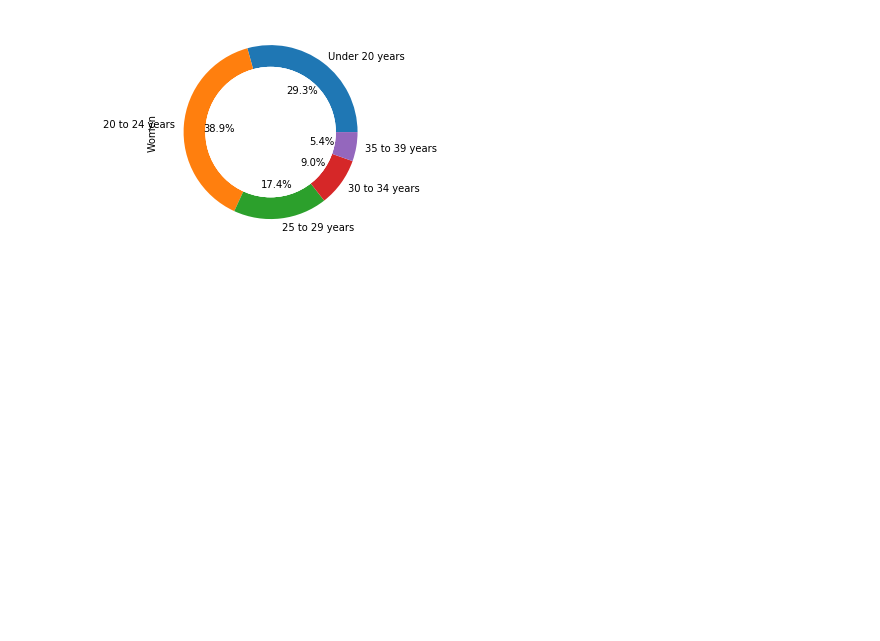
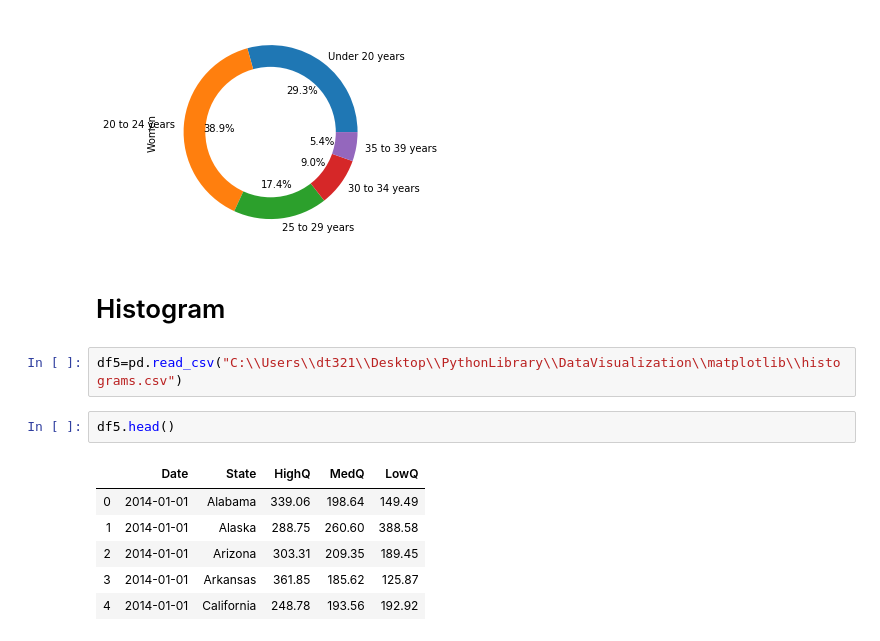
Before and after one commit to Dhirendra-32/Visualisaton, a Jupyter notebook: Matplotlib Little advanced .ipynb, the cells around one changed output. Cells and saved outputs as stored; diff of their text form; blank space fills up the shorter version.

```diff
--- a/Matplotlib Little advanced .ipynb
+++ b/Matplotlib Little advanced .ipynb
@@ -470,3 +471,16 @@ ax6.legend_.set_visible(False)
 fig6
 # %% [output]
 [figure]
+# %% [markdown]
+# Histogram
+# %%
+df5=pd.read_csv("C:\\Users\\dt321\\Desktop\\PythonLibrary\\DataVisualization\\matplotlib\\histograms.csv")
+# %%
+df5.head()
+# %% [output]
+|  | Date | State | HighQ | MedQ | LowQ |
+| 0 | 2014-01-01 | Alabama | 339.06 | 198.64 | 149.49 |
+| 1 | 2014-01-01 | Alaska | 288.75 | 260.60 | 388.58 |
+| 2 | 2014-01-01 | Arizona | 303.31 | 209.35 | 189.45 |
+| 3 | 2014-01-01 | Arkansas | 361.85 | 185.62 | 125.87 |
+| 4 | 2014-01-01 | California | 248.78 | 193.56 | 192.92 |
```
Also changed, not shown: parts of 9 cells of this notebook.
